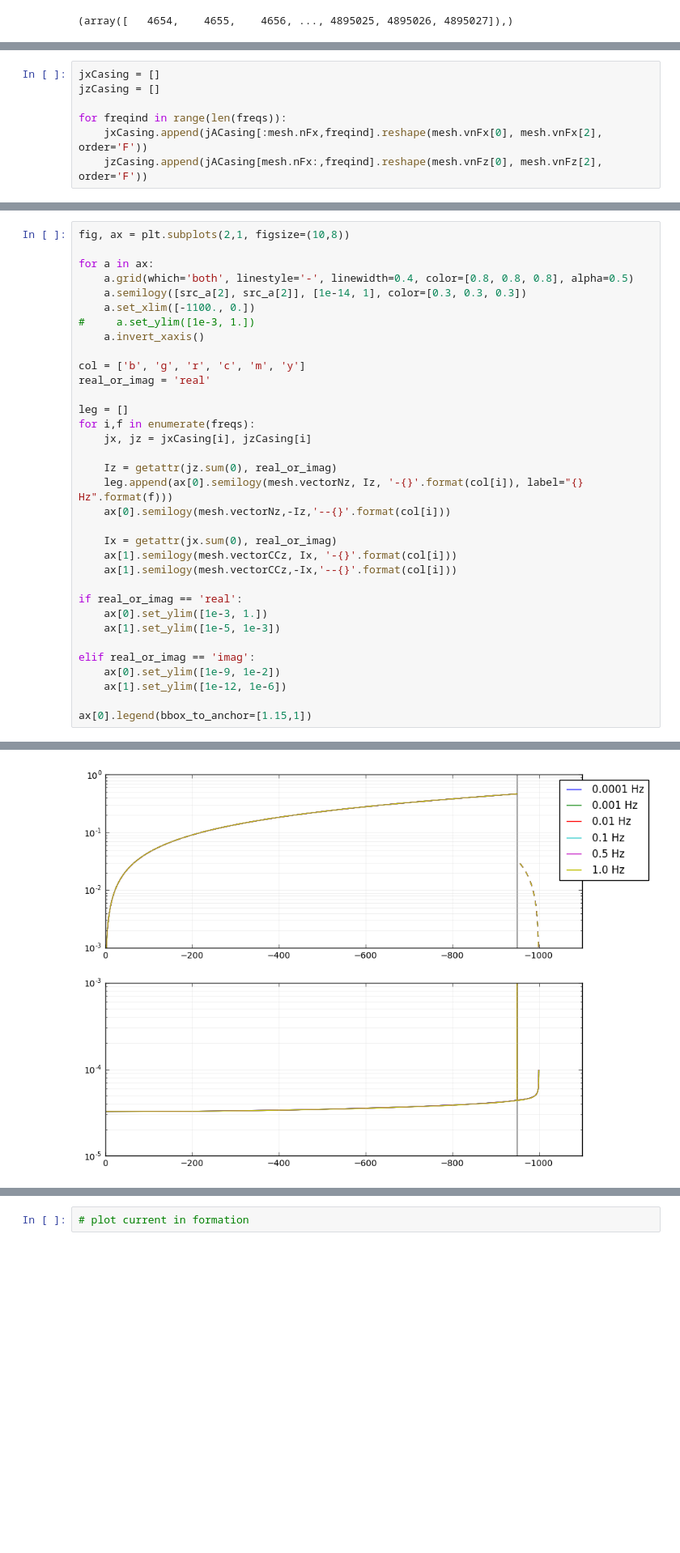
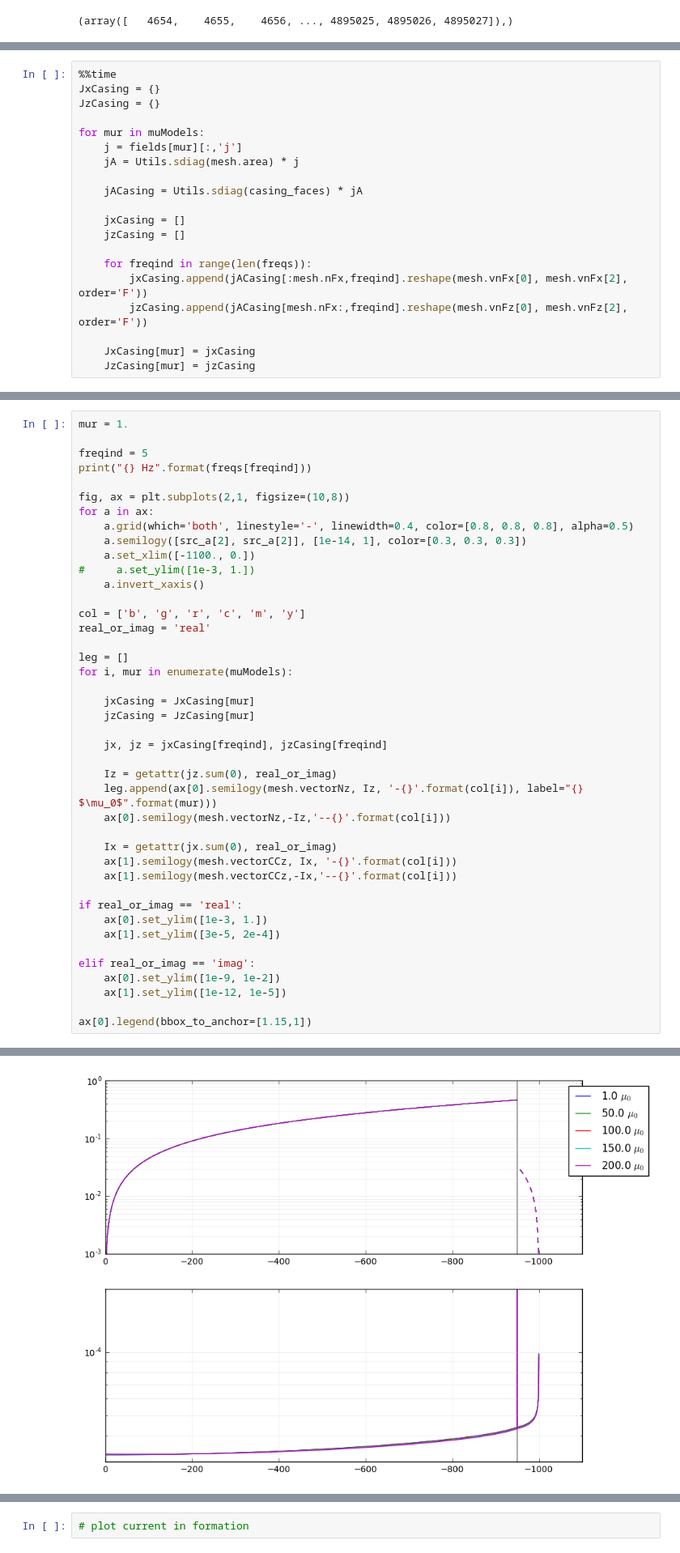
Before and after one commit to simpeg-research/casingSimulations, a Jupyter notebook: Magnetic Permeability Impacts.ipynb, the cells around one changed output, grey strips where cells are left out. Shown at 81% size. Cells and saved outputs as stored; diff of their text form; blank space fills up the shorter version.

Commit message:
more plots

```diff
--- a/Magnetic Permeability Impacts.ipynb
+++ b/Magnetic Permeability Impacts.ipynb
@@ -389,7 +387,20 @@ jACasing = Utils.sdiag(casing_faces) * jA
 # %%
-jxCasing = []
-jzCasing = []
+%%time
+JxCasing = {}
+JzCasing = {}
 
-for freqind in range(len(freqs)):
-    jxCasing.append(jACasing[:mesh.nFx,freqind].reshape(mesh.vnFx[0], mesh.vnFx[2], order='F'))
-    jzCasing.append(jACasing[mesh.nFx:,freqind].reshape(mesh.vnFz[0], mesh.vnFz[2], order='F'))
+for mur in muModels:
+    j = fields[mur][:,'j']
+    jA = Utils.sdiag(mesh.area) * j
+
+    jACasing = Utils.sdiag(casing_faces) * jA
+
+    jxCasing = []
+    jzCasing = []
+
+    for freqind in range(len(freqs)):
+        jxCasing.append(jACasing[:mesh.nFx,freqind].reshape(mesh.vnFx[0], mesh.vnFx[2], order='F'))
+        jzCasing.append(jACasing[mesh.nFx:,freqind].reshape(mesh.vnFz[0], mesh.vnFz[2], order='F'))
+
+    JxCasing[mur] = jxCasing
+    JzCasing[mur] = jzCasing
@@ -396,6 +465,10 @@ for freqind in range(len(freqs)):
 # %%
+mur = 1.
+
+freqind = 5
+print("{} Hz".format(freqs[freqind]))
+
 fig, ax = plt.subplots(2,1, figsize=(10,8))
-
 for a in ax:
     a.grid(which='both', linestyle='-', linewidth=0.4, color=[0.8, 0.8, 0.8], alpha=0.5)
     a.semilogy([src_a[2], src_a[2]], [1e-14, 1], color=[0.3, 0.3, 0.3])
@@ -407,11 +480,15 @@ col = ['b', 'g', 'r', 'c', 'm', 'y']
 real_or_imag = 'real'
 
 leg = []
-for i,f in enumerate(freqs):
-    jx, jz = jxCasing[i], jzCasing[i]
+for i, mur in enumerate(muModels):
+
+    jxCasing = JxCasing[mur]
+    jzCasing = JzCasing[mur]
+
+    jx, jz = jxCasing[freqind], jzCasing[freqind]
 
     Iz = getattr(jz.sum(0), real_or_imag)
-    leg.append(ax[0].semilogy(mesh.vectorNz, Iz, '-{}'.format(col[i]), label="{} Hz".format(f)))
+    leg.append(ax[0].semilogy(mesh.vectorNz, Iz, '-{}'.format(col[i]), label="{} $\mu_0$".format(mur)))
     ax[0].semilogy(mesh.vectorNz,-Iz,'--{}'.format(col[i]))
 
     Ix = getattr(jx.sum(0), real_or_imag)
@@ -420,11 +497,11 @@ for i,f in enumerate(freqs):
 
 if real_or_imag == 'real':
     ax[0].set_ylim([1e-3, 1.])
-    ax[1].set_ylim([1e-5, 1e-3])
+    ax[1].set_ylim([3e-5, 2e-4])
 
 elif real_or_imag == 'imag':
     ax[0].set_ylim([1e-9, 1e-2])
-    ax[1].set_ylim([1e-12, 1e-6])
+    ax[1].set_ylim([1e-12, 1e-5])
 
 ax[0].legend(bbox_to_anchor=[1.15,1])
 # %% [output]
@@ -432,3 +510,3 @@ ax[0].legend(bbox_to_anchor=[1.15,1])
-[figure, old version]
+[figure, new version]
 # %%
 # %% [output]
```
Also changed, not shown: parts of 7 cells of this notebook.
